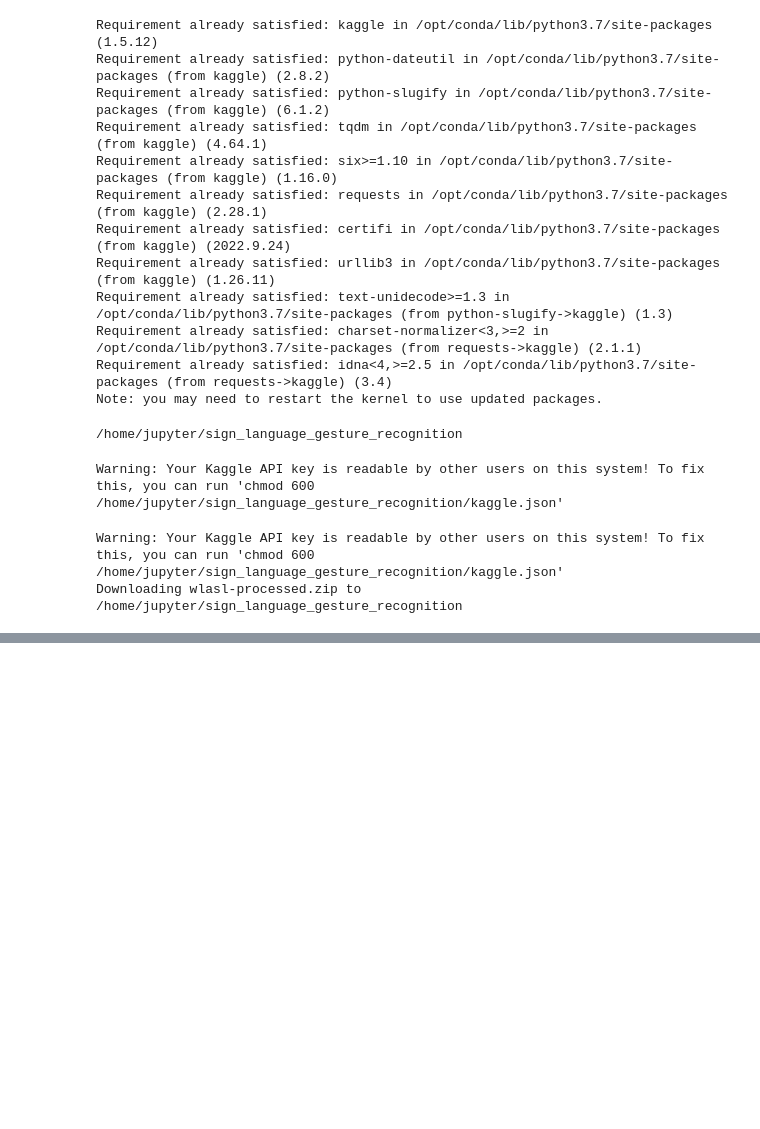
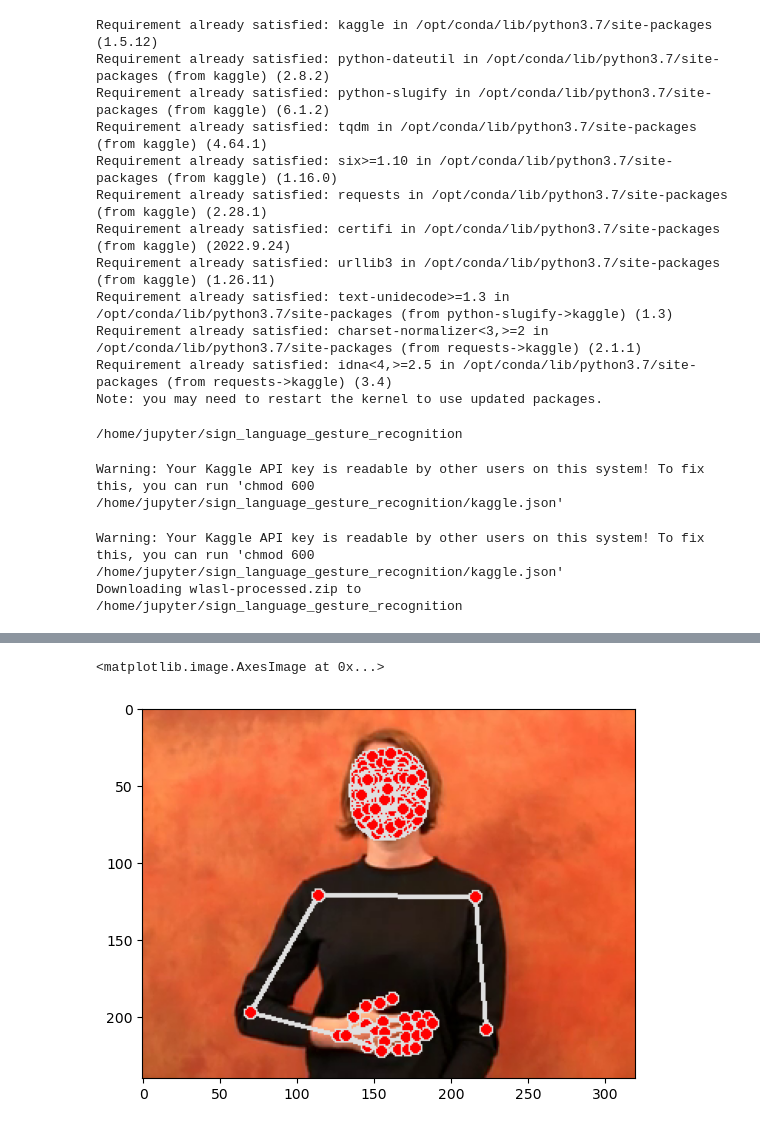
Before and after one commit to WojciechMojsiejuk/sign_language_gesture_recognition, a Jupyter notebook: asl_gesture_recognition.ipynb, the cells around one changed output, grey strips where cells are left out. Cells and saved outputs as stored; diff of their text form; code cells hidden in the pictures; blank space fills up the shorter version.

```diff
--- a/asl_gesture_recognition.ipynb
+++ b/asl_gesture_recognition.ipynb
@@ -34,0 +268,7 @@ Downloading wlasl-processed.zip to /home/jupyter/sign_language_gesture_recogniti
+# %%
+holistics = np.array(holistics)
+# %%
+plt.imshow(holistics[30,:,:,::-1])
+# %% [output]
+<matplotlib.image.AxesImage at 0x...>
+[figure, added]
```
Also changed, not shown: parts of 30 cells of this notebook.
